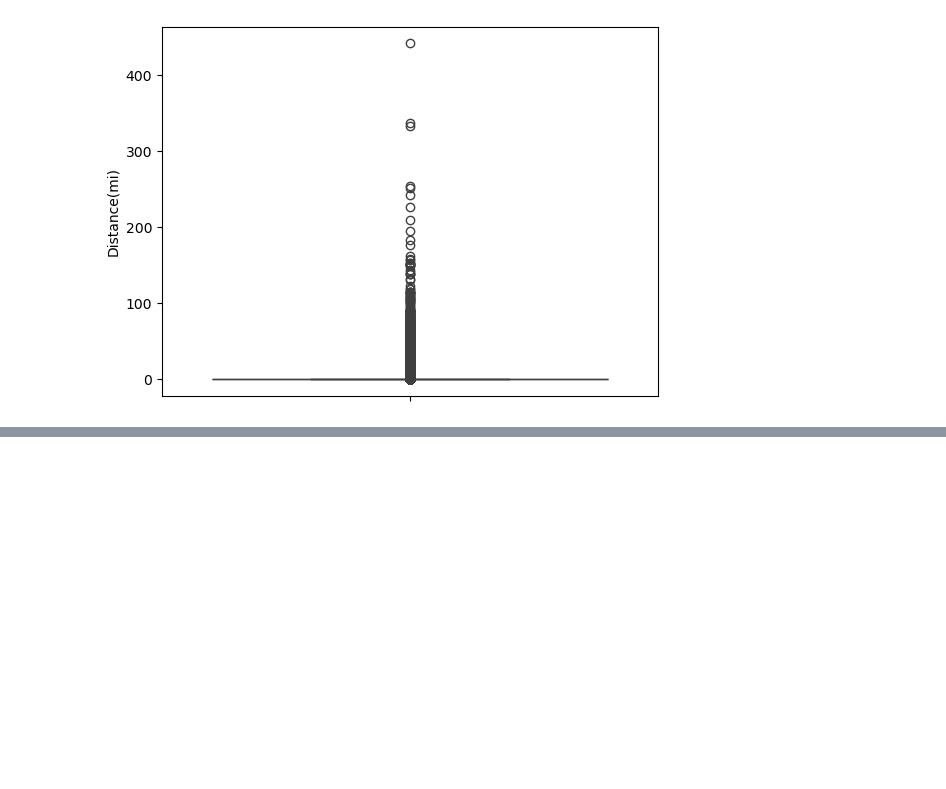
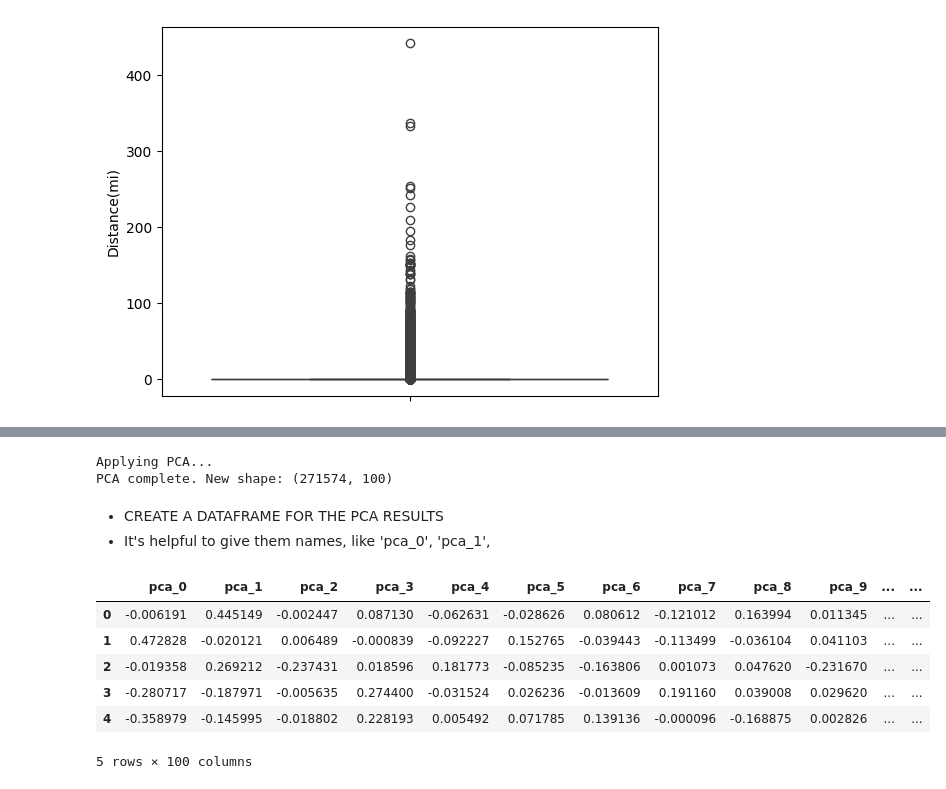
Before and after one commit to vishalhiwale/Accident_Severity_Prediction, a Jupyter notebook: Data_Preprocessing.ipynb, the cells around one changed output, grey strips where cells are left out. Drawn from its saved outputs; the diff is of its cells as text; code cells hidden in the pictures; blank space fills up the shorter version.

```diff
--- a/Data_Preprocessing.ipynb
+++ b/Data_Preprocessing.ipynb
@@ -189,0 +161,10 @@ ModuleNotFoundError: No module named 'sentence_transformers'
+# %%
+target_samples = {1: 61574, 2: 70000, 3: 70000, 4: 70000}
+
+data_1 = data[data['Severity'] == 1]
+data_2 = data[data['Severity'] == 2].sample(n=70000, random_state=42)
+data_3 = data[data['Severity'] == 3].sample(n=70000, random_state=42)
+data_4 = data[data['Severity'] == 4].sample(n=70000, random_state=42)
+
+balanced_data = pd.concat([data_1, data_2, data_3, data_4], axis=0)
+balanced_data = balanced_data.sample(frac=1, random_state=42).reset_index(drop=True)
@@ -189,0 +250,5 @@ ModuleNotFoundError: No module named 'sentence_transformers'
+# %%
+print("\nCreating 384-dimensional embeddings...")
+descriptions_list = balanced_data['Description'].tolist()
+embeddings_384d = model.encode(descriptions_list, show_progress_bar=False)
+print(f"Original embeddings shape: {embeddings_384d.shape}")
@@ -189,0 +281,26 @@ ModuleNotFoundError: No module named 'sentence_transformers'
+# %%
+print("Applying PCA...")
+n_components = 100
+pca = PCA(n_components=n_components)
+embeddings_100d = pca.fit_transform(embeddings_384d)
+print(f"PCA complete. New shape: {embeddings_100d.shape}")
+# %% [output]
+Applying PCA...
+PCA complete. New shape: (271574, 100)
+# %% [markdown]
+* CREATE A DATAFRAME FOR THE PCA RESULTS
+* It's helpful to give them names, like
+'pca_0', 'pca_1',
+# %%
+pca_columns = [f'pca_{i}' for i in range(n_components)]
+df_pca_embeddings = pd.DataFrame(embeddings_100d, columns=pca_columns)
+# %%
+df_pca_embeddings.head()
+# %% [output]
+|  | pca_0 | pca_1 | pca_2 | pca_3 | pca_4 | pca_5 | pca_6 | pca_7 | pca_8 | pca_9 | ... | ... |
+| 0 | -0.006191 | 0.445149 | -0.002447 | 0.087130 | -0.062631 | -0.028626 | 0.080612 | -0.121012 | 0.163994 | 0.011345 | ... | ... |
+| 1 | 0.472828 | -0.020121 | 0.006489 | -0.000839 | -0.092227 | 0.152765 | -0.039443 | -0.113499 | -0.036104 | 0.041103 | ... | ... |
+| 2 | -0.019358 | 0.269212 | -0.237431 | 0.018596 | 0.181773 | -0.085235 | -0.163806 | 0.001073 | 0.047620 | -0.231670 | ... | ... |
+| 3 | -0.280717 | -0.187971 | -0.005635 | 0.274400 | -0.031524 | 0.026236 | -0.013609 | 0.191160 | 0.039008 | 0.029620 | ... | ... |
+| 4 | -0.358979 | -0.145995 | -0.018802 | 0.228193 | 0.005492 | 0.071785 | 0.139136 | -0.000096 | -0.168875 | 0.002826 | ... | ... |
+5 rows × 100 columns
```
Also changed, not shown: parts of 76 cells of this notebook.
